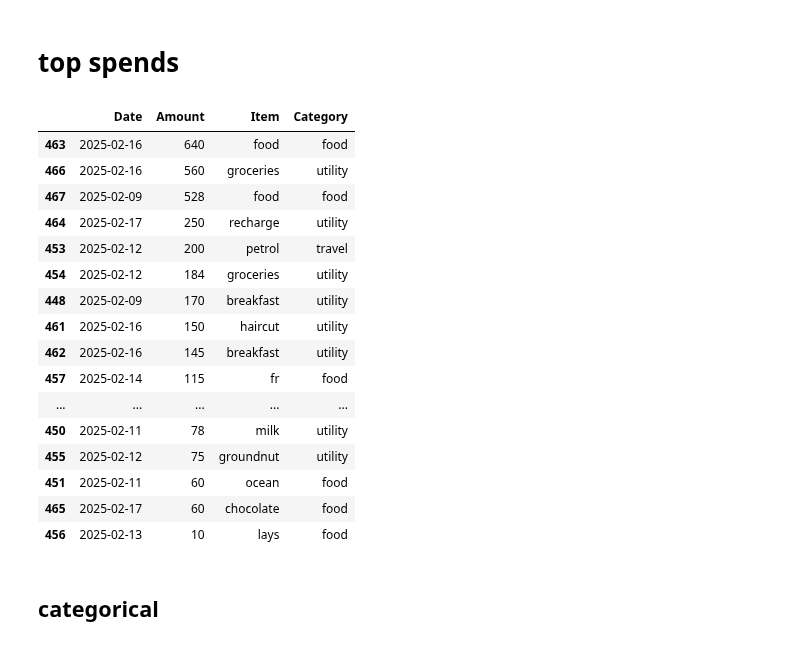
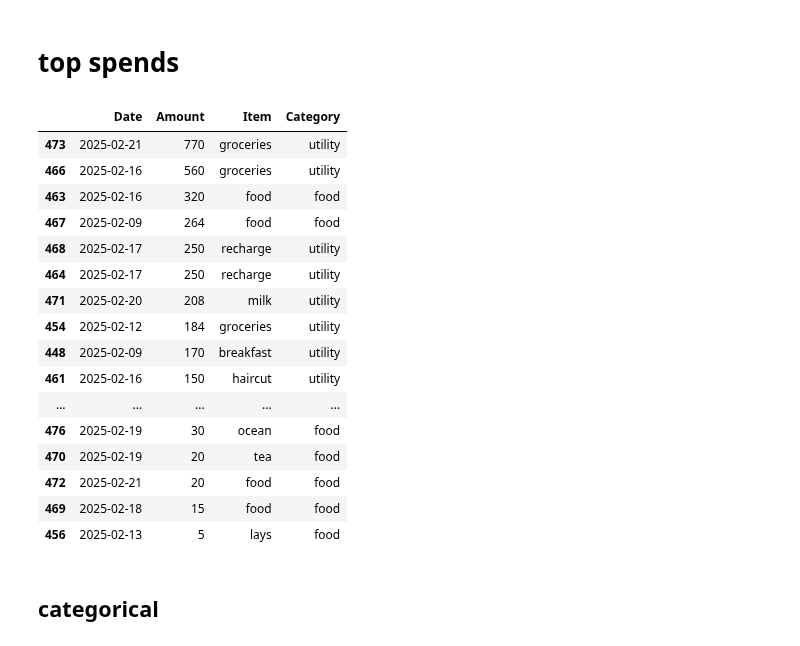
Before and after one commit to MBUYt0n/expense-tracker, a Jupyter notebook: stats.ipynb, the cells around one changed output. Drawn from its saved outputs; the diff is of its cells as text; code cells hidden in the pictures.

```diff
--- a/stats.ipynb
+++ b/stats.ipynb
@@ -54,25 +54,27 @@ a
 # %% [markdown]
 # top spends
 # %%
-df[["Date", "Amount", "Item", "Category"]].sort_values(by="Amount", ascending=False)
+a = df[["Date", "Amount", "Item", "Category"]]
+a.loc[:, "Amount"] = a["Amount"] / df["Split"]
+a.sort_values(by="Amount", ascending=False)
 # %% [output]
 |  | Date | Amount | Item | Category |
-| 463 | 2025-02-16 | 640 | food | food |
+| 473 | 2025-02-21 | 770 | groceries | utility |
 | 466 | 2025-02-16 | 560 | groceries | utility |
-| 467 | 2025-02-09 | 528 | food | food |
+| 463 | 2025-02-16 | 320 | food | food |
+| 467 | 2025-02-09 | 264 | food | food |
+| 468 | 2025-02-17 | 250 | recharge | utility |
 | 464 | 2025-02-17 | 250 | recharge | utility |
-| 453 | 2025-02-12 | 200 | petrol | travel |
+| 471 | 2025-02-20 | 208 | milk | utility |
 | 454 | 2025-02-12 | 184 | groceries | utility |
 | 448 | 2025-02-09 | 170 | breakfast | utility |
 | 461 | 2025-02-16 | 150 | haircut | utility |
-| 462 | 2025-02-16 | 145 | breakfast | utility |
-| 457 | 2025-02-14 | 115 | fr | food |
 | ... | ... | ... | ... | ... |
-| 450 | 2025-02-11 | 78 | milk | utility |
-| 455 | 2025-02-12 | 75 | groundnut | utility |
-| 451 | 2025-02-11 | 60 | ocean | food |
-| 465 | 2025-02-17 | 60 | chocolate | food |
-| 456 | 2025-02-13 | 10 | lays | food |
+| 476 | 2025-02-19 | 30 | ocean | food |
+| 470 | 2025-02-19 | 20 | tea | food |
+| 472 | 2025-02-21 | 20 | food | food |
+| 469 | 2025-02-18 | 15 | food | food |
+| 456 | 2025-02-13 | 5 | lays | food |
 # %% [markdown]
 ## categorical
 # %%
```
Also changed, not shown: parts of 10 cells of this notebook, 2 other files.
